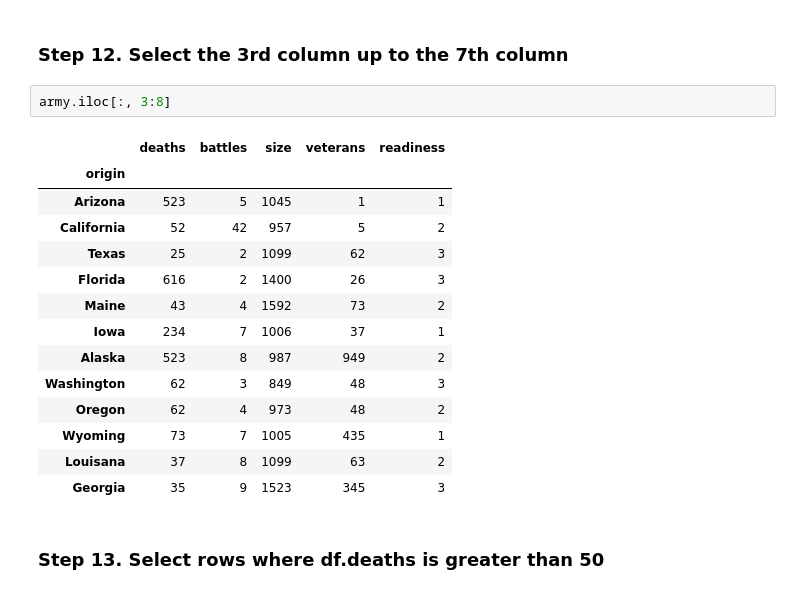
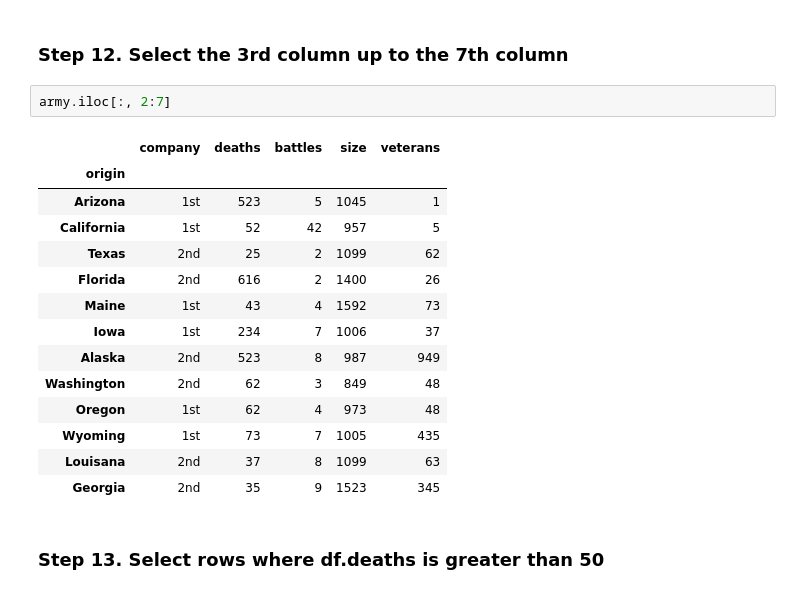
Before and after one commit to itsTeoR/exercises, a Jupyter notebook: 02_Filtering_&_Sorting/Fictional Army/Exercise.ipynb, the cells around one changed output. Saved outputs shown, nothing was run; the diff lists cells and outputs as text.

```diff
--- a/02_Filtering_&_Sorting/Fictional Army/Exercise.ipynb
+++ b/02_Filtering_&_Sorting/Fictional Army/Exercise.ipynb
@@ -147,22 +147,22 @@ army.iloc[:4, :]
 # %% [markdown]
 ### Step 12. Select the 3rd column up to the 7th column
 # %%
-army.iloc[:, 3:8]
+army.iloc[:, 2:7]
 # %% [output]
-|  | deaths | battles | size | veterans | readiness |
+|  | company | deaths | battles | size | veterans |
 | origin |  |  |  |  |  |
-| Arizona | 523 | 5 | 1045 | 1 | 1 |
-| California | 52 | 42 | 957 | 5 | 2 |
-| Texas | 25 | 2 | 1099 | 62 | 3 |
-| Florida | 616 | 2 | 1400 | 26 | 3 |
-| Maine | 43 | 4 | 1592 | 73 | 2 |
-| Iowa | 234 | 7 | 1006 | 37 | 1 |
-| Alaska | 523 | 8 | 987 | 949 | 2 |
-| Washington | 62 | 3 | 849 | 48 | 3 |
-| Oregon | 62 | 4 | 973 | 48 | 2 |
-| Wyoming | 73 | 7 | 1005 | 435 | 1 |
-| Louisana | 37 | 8 | 1099 | 63 | 2 |
-| Georgia | 35 | 9 | 1523 | 345 | 3 |
+| Arizona | 1st | 523 | 5 | 1045 | 1 |
+| California | 1st | 52 | 42 | 957 | 5 |
+| Texas | 2nd | 25 | 2 | 1099 | 62 |
+| Florida | 2nd | 616 | 2 | 1400 | 26 |
+| Maine | 1st | 43 | 4 | 1592 | 73 |
+| Iowa | 1st | 234 | 7 | 1006 | 37 |
+| Alaska | 2nd | 523 | 8 | 987 | 949 |
+| Washington | 2nd | 62 | 3 | 849 | 48 |
+| Oregon | 1st | 62 | 4 | 973 | 48 |
+| Wyoming | 1st | 73 | 7 | 1005 | 435 |
+| Louisana | 2nd | 37 | 8 | 1099 | 63 |
+| Georgia | 2nd | 35 | 9 | 1523 | 345 |
 # %% [markdown]
 ### Step 13. Select rows where df.deaths is greater than 50
 # %%
```
